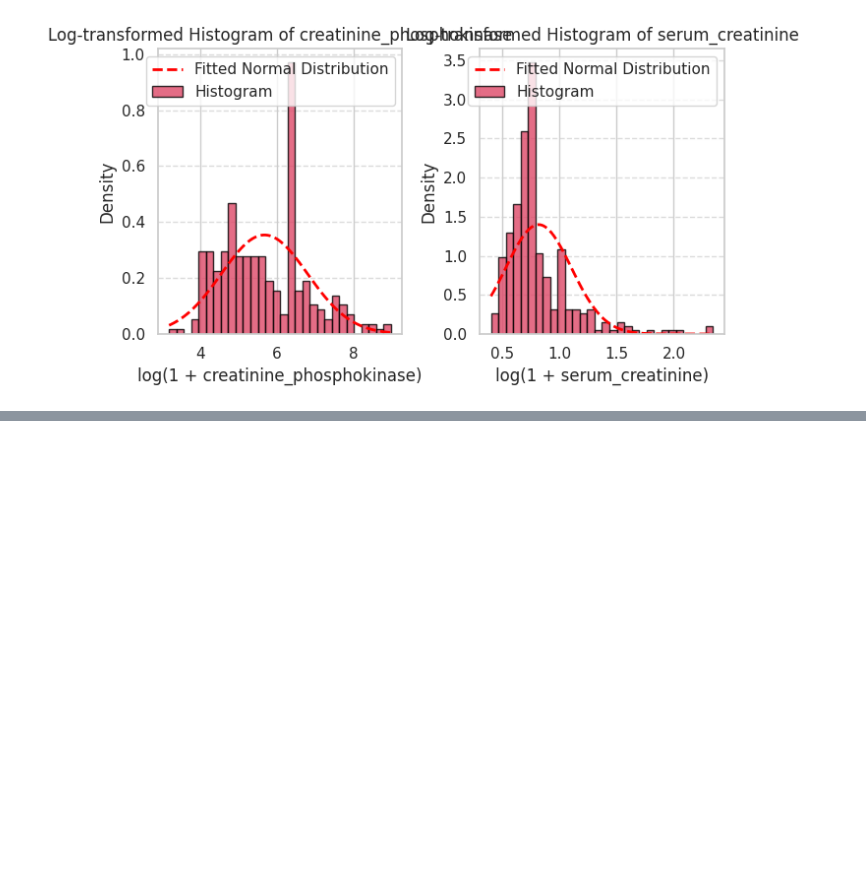
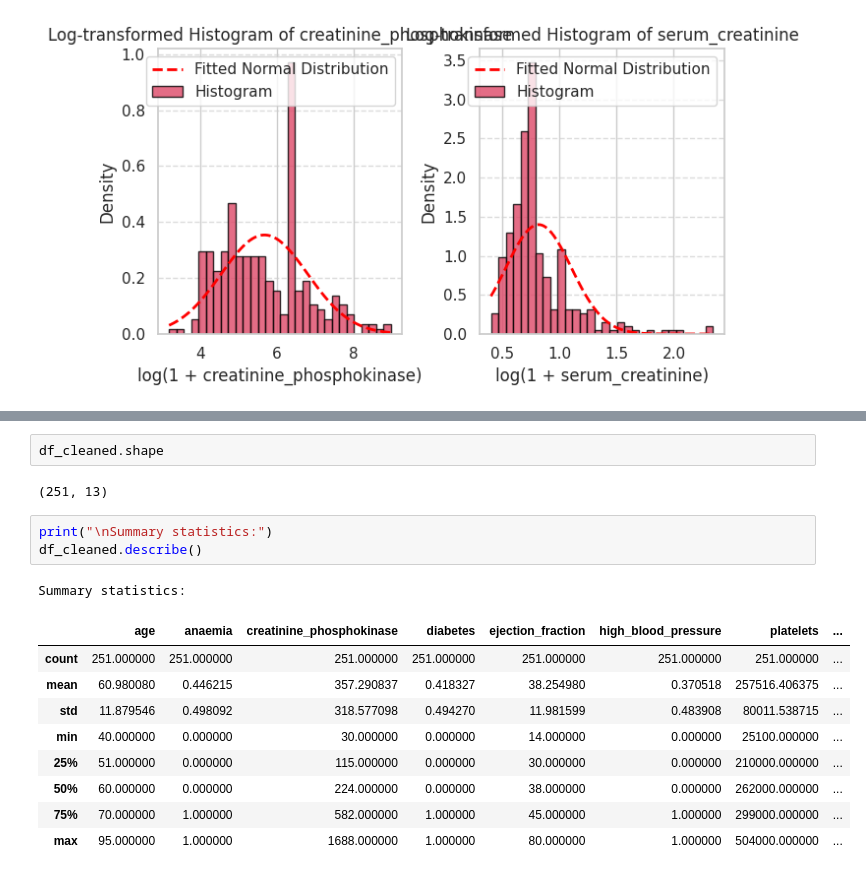
Before and after one commit to pr4sad/Machine-Learning, a Jupyter notebook: Mini Project/MiniProject.ipynb, the cells around one changed output, grey strips where cells are left out. Cells and saved outputs as stored; diff of their text form; blank space fills up the shorter version.

```diff
--- a/Mini Project/MiniProject.ipynb
+++ b/Mini Project/MiniProject.ipynb
@@ -189,0 +249,18 @@ NameError: name 'raw_data_nonbinary' is not defined
+# %%
+df_cleaned.shape
+# %% [output]
+(251, 13)
+# %%
+print("\nSummary statistics:")
+df_cleaned.describe()
+# %% [output]
+Summary statistics:
+|  | age | anaemia | creatinine_phosphokinase | diabetes | ejection_fraction | high_blood_pressure | platelets | ... |
+| count | 251.000000 | 251.000000 | 251.000000 | 251.000000 | 251.000000 | 251.000000 | 251.000000 | ... |
+| mean | 60.980080 | 0.446215 | 357.290837 | 0.418327 | 38.254980 | 0.370518 | 257516.406375 | ... |
+| std | 11.879546 | 0.498092 | 318.577098 | 0.494270 | 11.981599 | 0.483908 | 80011.538715 | ... |
+| min | 40.000000 | 0.000000 | 30.000000 | 0.000000 | 14.000000 | 0.000000 | 25100.000000 | ... |
+| 25% | 51.000000 | 0.000000 | 115.000000 | 0.000000 | 30.000000 | 0.000000 | 210000.000000 | ... |
+| 50% | 60.000000 | 0.000000 | 224.000000 | 0.000000 | 38.000000 | 0.000000 | 262000.000000 | ... |
+| 75% | 70.000000 | 1.000000 | 582.000000 | 1.000000 | 45.000000 | 1.000000 | 299000.000000 | ... |
+| max | 95.000000 | 1.000000 | 1688.000000 | 1.000000 | 80.000000 | 1.000000 | 504000.000000 | ... |
```
Also changed, not shown: parts of 13 cells of this notebook.
